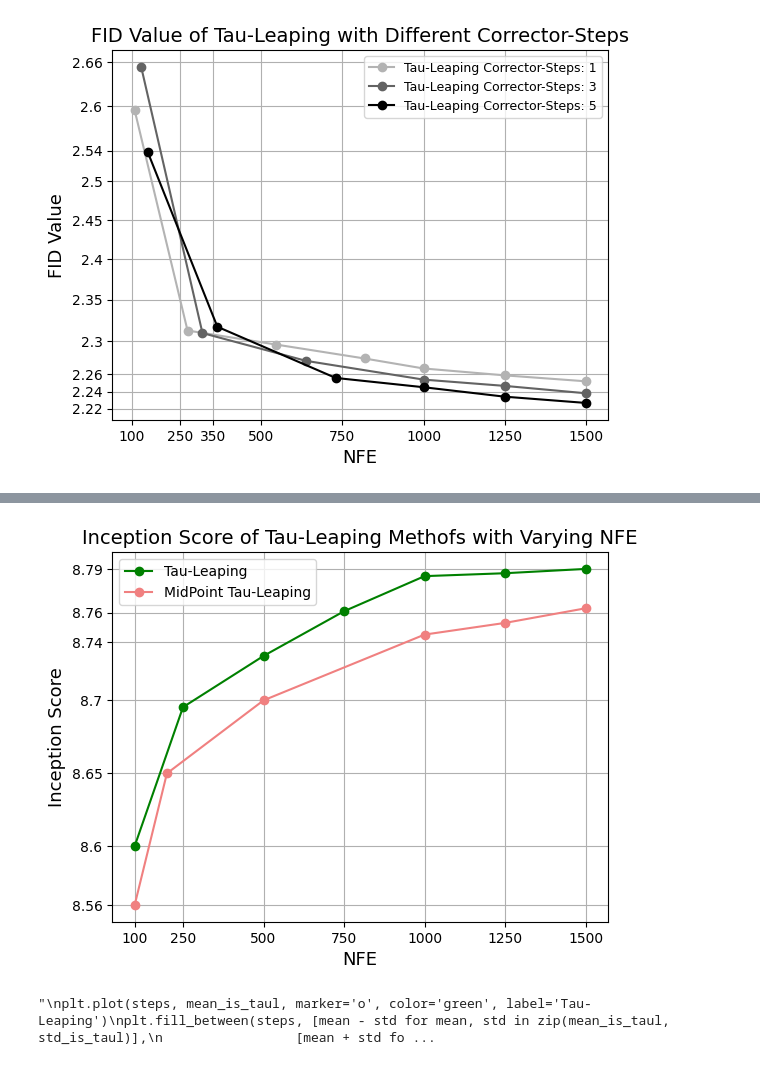
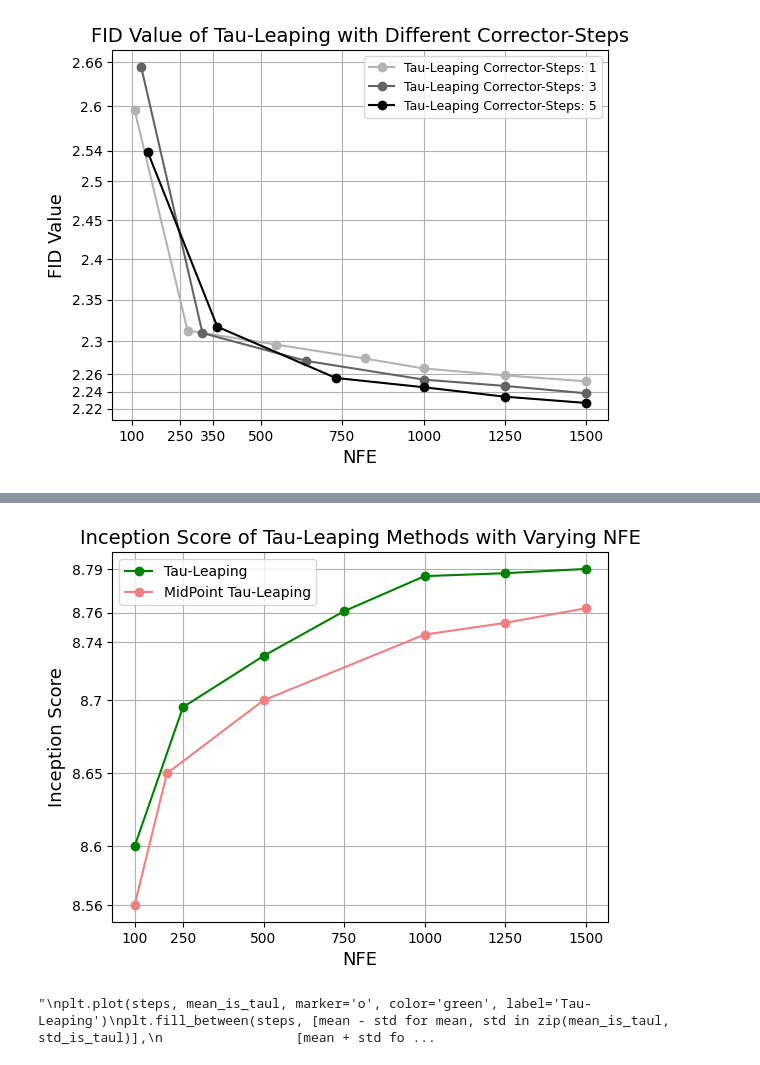
Before and after one commit to paulffm/Continuous-Time-Diffusion-Models-for-Discrete-Data, a Jupyter notebook: ContTimeDiscreteSpace/TAUnSDDM/eval_maze.ipynb, the cells around one changed output, grey strips where cells are left out. Drawn from its saved outputs; the diff is of its cells as text; code cells hidden in the pictures.

Commit message:
update plots

```diff
--- a/ContTimeDiscreteSpace/TAUnSDDM/eval_maze.ipynb
+++ b/ContTimeDiscreteSpace/TAUnSDDM/eval_maze.ipynb
@@ -534,7 +687,7 @@ plt.plot(nfe_mpl, mean_is_mpl, marker='o', label='MidPoint Tau-Leaping', color='
 
 plt.xlabel('NFE', fontsize=13)
 plt.ylabel('Inception Score', fontsize=13)
-plt.title('Inception Score of Tau-Leaping Methofs with Varying NFE', fontsize=14)
+plt.title('Inception Score of Tau-Leaping Methods with Varying NFE', fontsize=14)
 plt.legend()
 plt.grid(True)
 steps_plot = [100, 250, 500, 750, 1000, 1250, 1500]
@@ -542,7 +695,7 @@ steps_y = [8.56, 8.6,8.65, 8.7, 8.74, 8.76, 8.79]
 #plt.yscale('log')
 plt.xticks(steps_plot, steps_plot)
 plt.yticks(steps_y, steps_y)
-plt.savefig('inception_score_mp_tau.pdf')
+plt.savefig('inception_score_nfe_mp_taul.pdf')
 plt.show()
 
 nfe_1_01 = [54, 109, 272, 545, 818, 1000] # 1090 last
@@ -558,32 +711,32 @@ std_c3 = [0.11598291894202396, 0.09363631101316408, 0.10748087401514818, 0.09812
 
 mean_c5 = [7.665914862629701, 8.659614704761324, 8.795426848297684, 8.721246193397805, 8.74803374634143, 8.744422635144518]
 std_c5 = [0.10402757843947735, 0.09600572858682611, 0.062457741056709454, 0.07043536838850206, 0.10784576786370587, 0.09917689867200492]
 
 mean_c10 = [7.737014645693776, 8.671485752113487, 8.78130387956802, 8.763744669389167, 8.662650644054375]
 std_c10 = [0.09972477960311658, 0.08709899412509303, 0.0974413469033469, 0.0987803915058357, 0.10316599969779615]
 
 """
 plt.plot(steps, mean_is_taul, marker='o', color='green', label='Tau-Leaping')
 plt.fill_between(steps, [mean - std for mean, std in zip(mean_is_taul, std_is_taul)],
                  [mean + std for mean, std in zip(mean_is_taul, std_is_taul)],
                  alpha=0.3, color='green')
 
 plt.plot(steps, mean_is_mpl, marker='o', label='MidPoint Tau-Leaping', color='lightcoral')
 plt.fill_between(steps, [mean - std for mean, std in zip(mean_is_mpl, std_is_mpl)],
                  [mean + std for mean, std in zip(mean_is_mpl, std_is_mpl)],
                  alpha=0.3)
 
 plt.xlabel('$\\tau$', fontsize=13)
 plt.ylabel('Inception Score', fontsize=13)
 plt.title('Inception Score of Sampling Methods with Varying $\\tau$', fontsize=14)
 plt.legend()
 plt.grid(True)
 plt.xscale('log')
 #plt.yscale('log')
 plt.xticks(steps_plot, steps_plot)
 plt.savefig('inception_score_tau.pdf')
 plt.show()
 """
 # %% [output]
-[figure, old version]
+[figure, new version]
 "\nplt.plot(steps, mean_is_taul, marker='o', color='green', label='Tau-Leaping')\nplt.fill_between(steps, [mean - std for mean, std in zip(mean_is_taul, std_is_taul)],\n                 [mean + std fo ...
```
Also changed, not shown: parts of 5 cells of this notebook, 1 other file.
